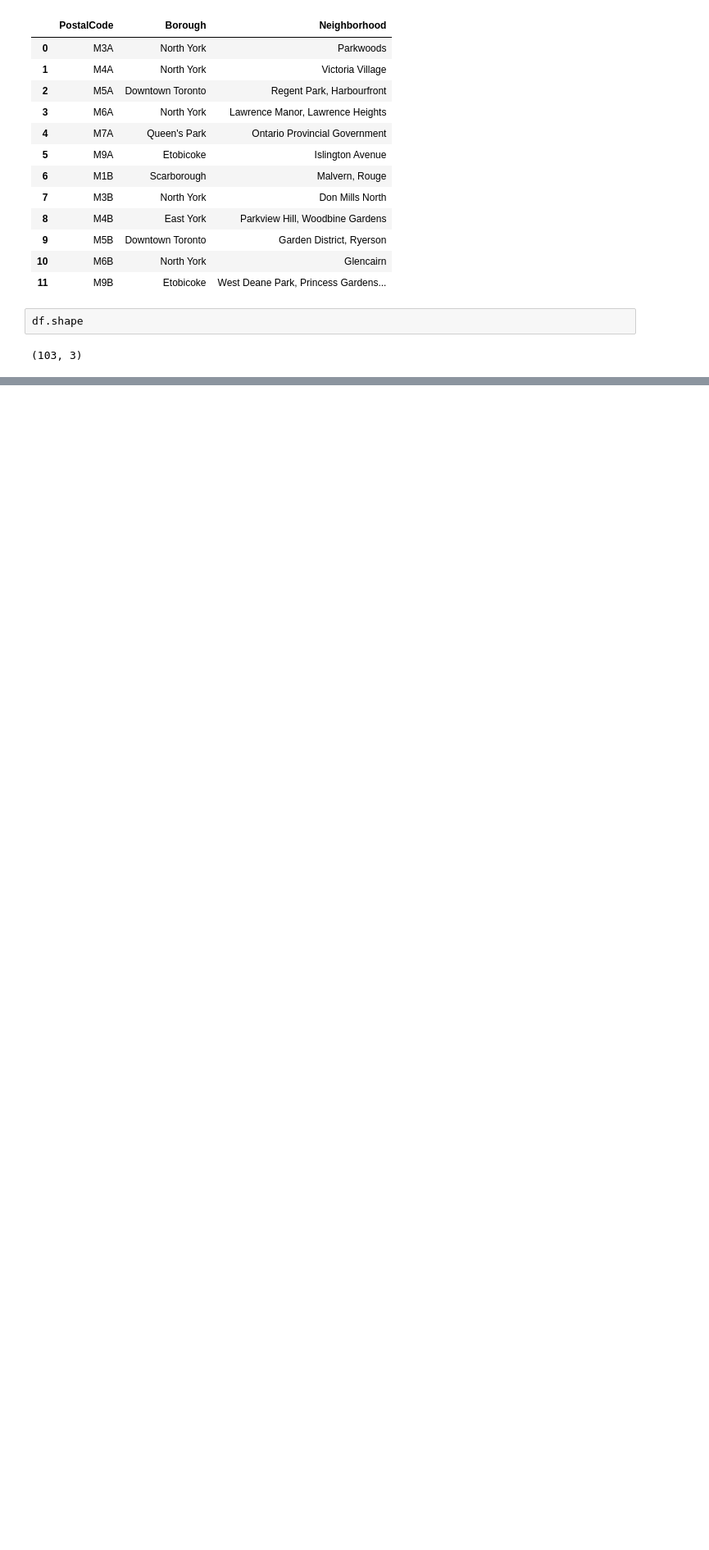
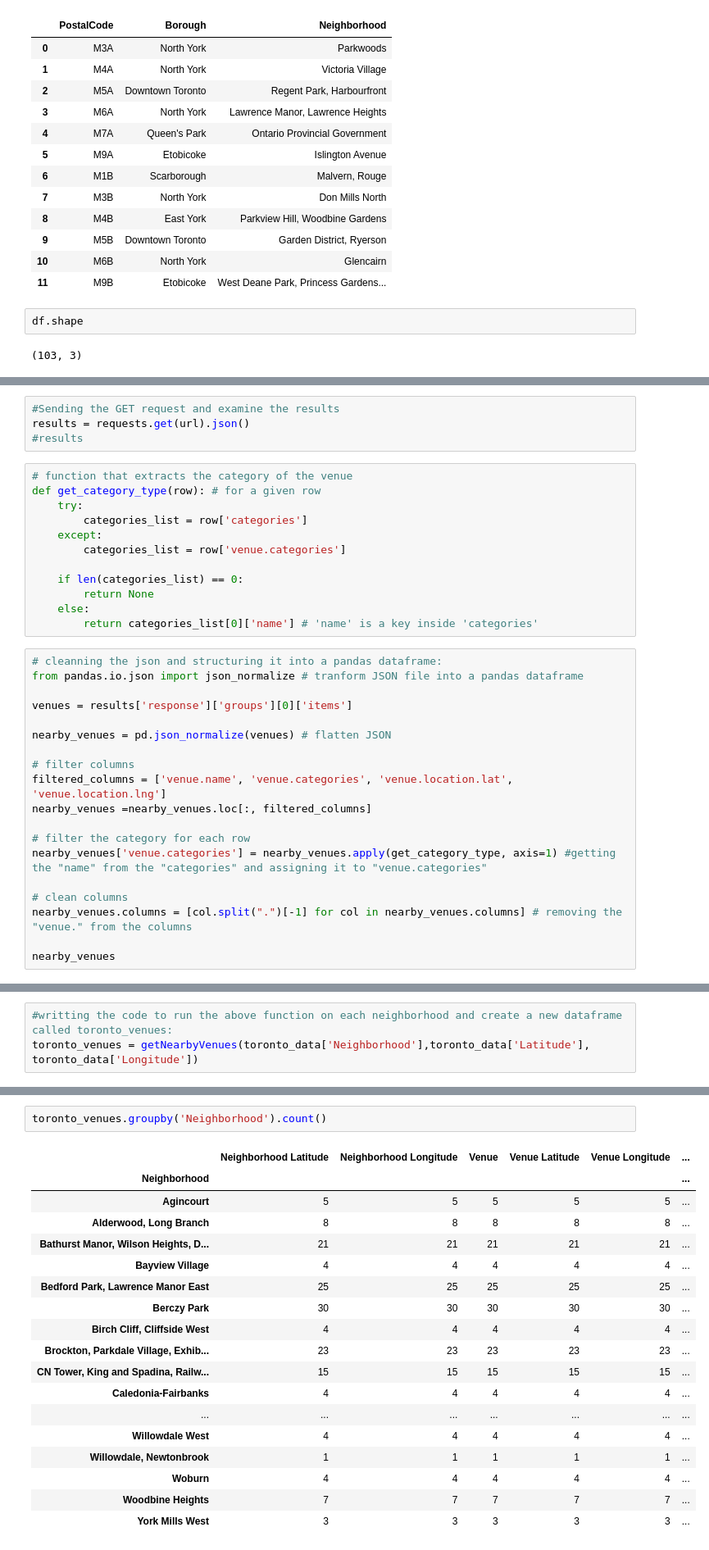
Before and after one commit to polkestrel/Coursera_Capstone, a Jupyter notebook: Peer-graded_assignment_[part1].ipynb, the cells around one changed output, grey strips where cells are left out. Shown at 82% size. Drawn from its saved outputs; the diff is of its cells as text; blank space fills up the shorter version.

```diff
--- a/Peer-graded_assignment_[part1].ipynb
+++ b/Peer-graded_assignment_[part1].ipynb
@@ -131,0 +255,35 @@ df.shape
+# %%
+#Sending the GET request and examine the results
+results = requests.get(url).json()
+#results
+# %%
+# function that extracts the category of the venue
+def get_category_type(row): # for a given row
+    try:
+        categories_list = row['categories']
+    except:
+        categories_list = row['venue.categories']
+
+    if len(categories_list) == 0:
+        return None
+    else:
+        return categories_list[0]['name'] # 'name' is a key inside 'categories'
+# %%
+# cleanning the json and structuring it into a pandas dataframe:
+from pandas.io.json import json_normalize # tranform JSON file into a pandas dataframe
+
+venues = results['response']['groups'][0]['items']
+
+nearby_venues = pd.json_normalize(venues) # flatten JSON
+
+# filter columns
+filtered_columns = ['venue.name', 'venue.categories', 'venue.location.lat', 'venue.location.lng']
+nearby_venues =nearby_venues.loc[:, filtered_columns]
+
+# filter the category for each row
+nearby_venues['venue.categories'] = nearby_venues.apply(get_category_type, axis=1) #getting the "name" from the "categories" and assigning it to "venue.categories"
+
+# clean columns
+nearby_venues.columns = [col.split(".")[-1] for col in nearby_venues.columns] # removing the "venue." from the columns
+
+nearby_venues
@@ -131,0 +349,3 @@ df.shape
+# %%
+#writting the code to run the above function on each neighborhood and create a new dataframe called toronto_venues:
+toronto_venues = getNearbyVenues(toronto_data['Neighborhood'],toronto_data['Latitude'], toronto_data['Longitude'])
@@ -131,0 +377,21 @@ df.shape
+# %%
+toronto_venues.groupby('Neighborhood').count()
+# %% [output]
+|  | Neighborhood Latitude | Neighborhood Longitude | Venue | Venue Latitude | Venue Longitude | ... |
+| Neighborhood |  |  |  |  |  | ... |
+| Agincourt | 5 | 5 | 5 | 5 | 5 | ... |
+| Alderwood, Long Branch | 8 | 8 | 8 | 8 | 8 | ... |
+| Bathurst Manor, Wilson Heights, D... | 21 | 21 | 21 | 21 | 21 | ... |
+| Bayview Village | 4 | 4 | 4 | 4 | 4 | ... |
+| Bedford Park, Lawrence Manor East | 25 | 25 | 25 | 25 | 25 | ... |
+| Berczy Park | 30 | 30 | 30 | 30 | 30 | ... |
+| Birch Cliff, Cliffside West | 4 | 4 | 4 | 4 | 4 | ... |
+| Brockton, Parkdale Village, Exhib... | 23 | 23 | 23 | 23 | 23 | ... |
+| CN Tower, King and Spadina, Railw... | 15 | 15 | 15 | 15 | 15 | ... |
+| Caledonia-Fairbanks | 4 | 4 | 4 | 4 | 4 | ... |
+| ... | ... | ... | ... | ... | ... | ... |
+| Willowdale West | 4 | 4 | 4 | 4 | 4 | ... |
+| Willowdale, Newtonbrook | 1 | 1 | 1 | 1 | 1 | ... |
+| Woburn | 4 | 4 | 4 | 4 | 4 | ... |
+| Woodbine Heights | 7 | 7 | 7 | 7 | 7 | ... |
+| York Mills West | 3 | 3 | 3 | 3 | 3 | ... |
```
Also changed, not shown: parts of 34 cells of this notebook.
